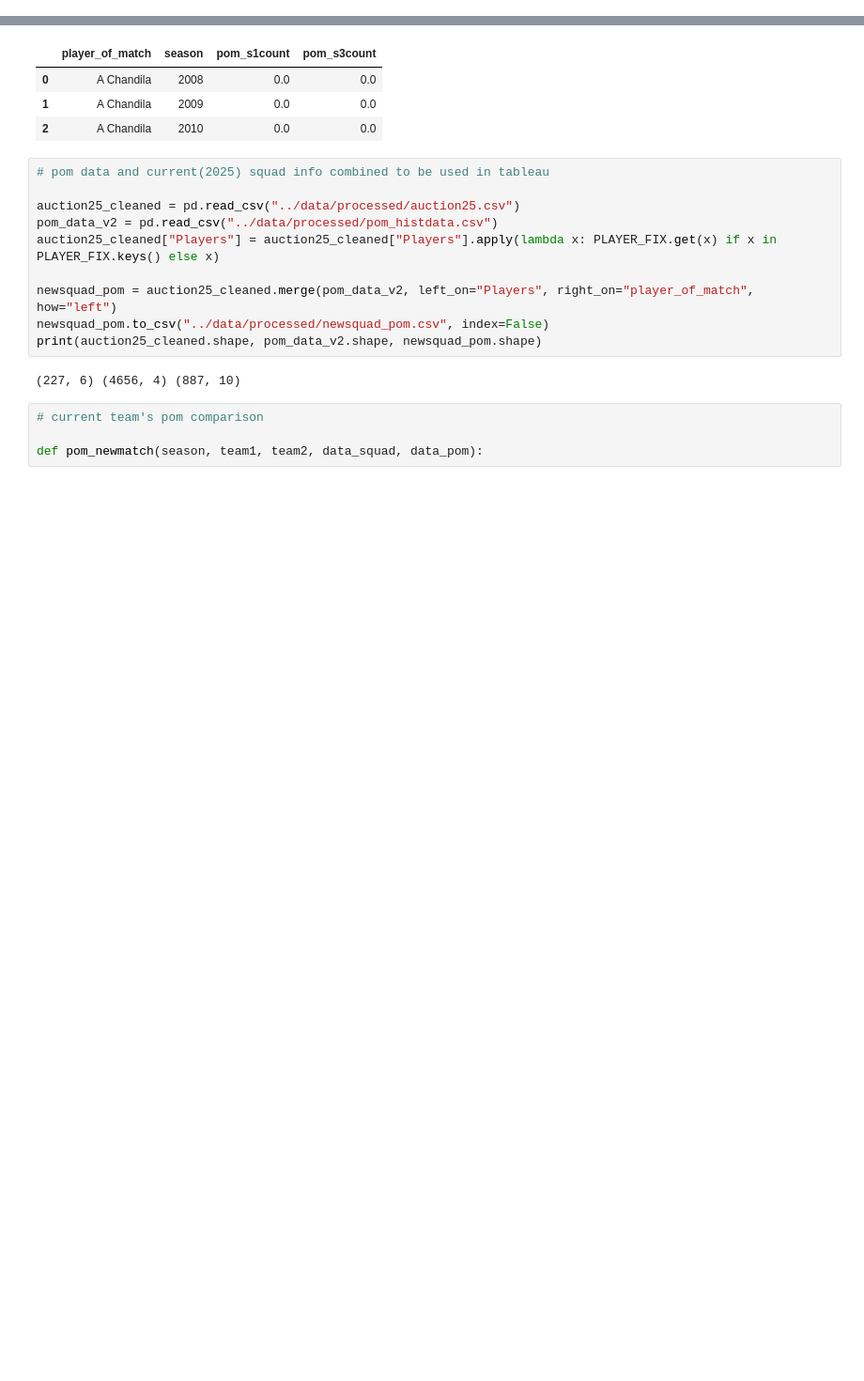
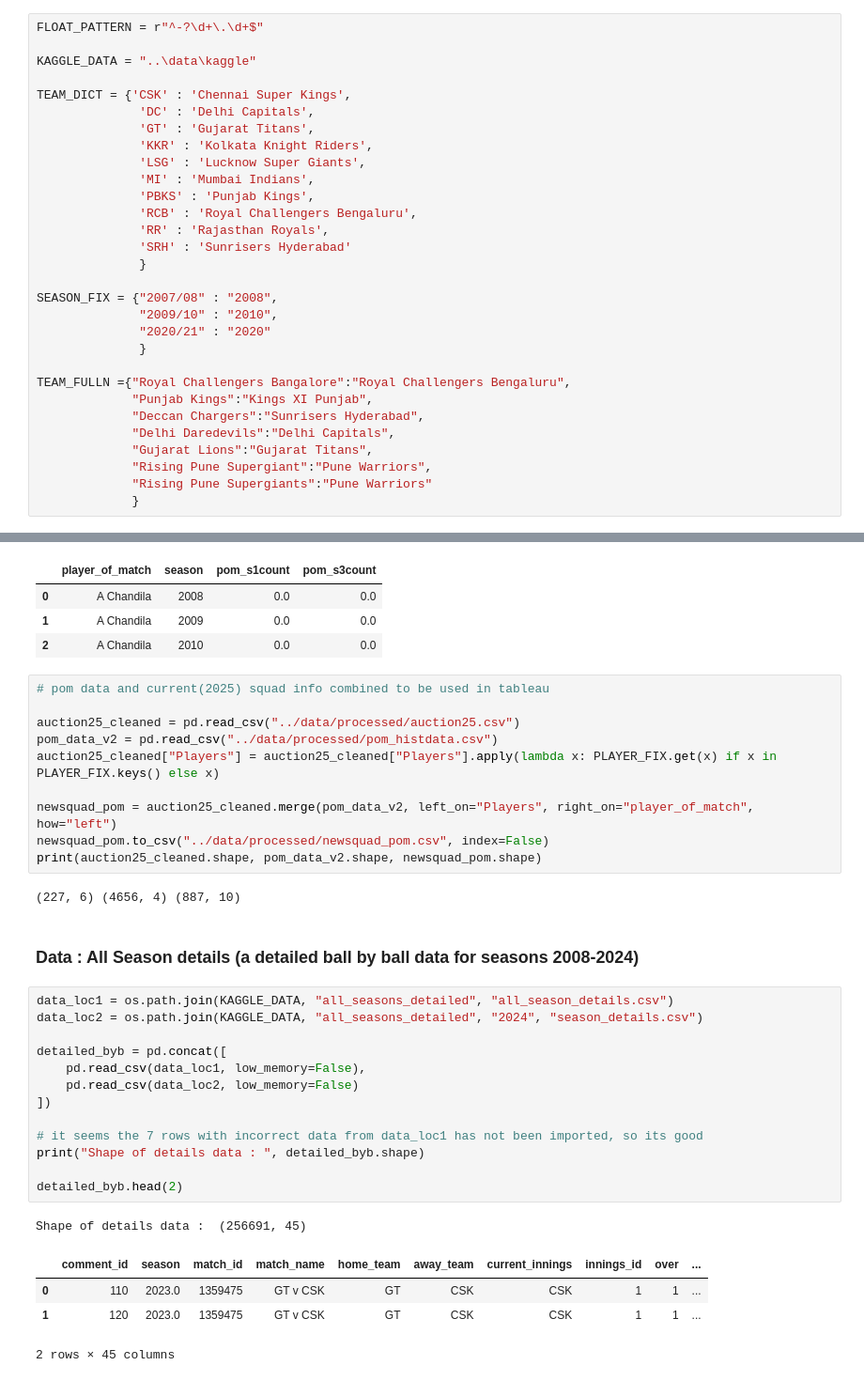
Before and after one commit to quickSilverShanks/IPL-CricPred, a Jupyter notebook: notebooks/Data Preprocessing.ipynb, the cells around one changed output, grey strips where cells are left out. Shown at 94% size. Cells and saved outputs as stored; diff of their text form; blank space fills up the shorter version.

Commit message:
upload preprocessed data
- upload preprocessed/clean data for pom summary and season summary
- modify code notebook

```diff
--- a/notebooks/Data Preprocessing.ipynb
+++ b/notebooks/Data Preprocessing.ipynb
@@ -9,4 +9,34 @@ import numpy as np
 
 import matplotlib.pyplot as plt
 %matplotlib inline
+# %%
+FLOAT_PATTERN = r"^-?\d+\.\d+$"
+
+KAGGLE_DATA = "..\data\kaggle"
+
+TEAM_DICT = {'CSK' : 'Chennai Super Kings',
+              'DC' : 'Delhi Capitals',
+              'GT' : 'Gujarat Titans',
+              'KKR' : 'Kolkata Knight Riders',
+              'LSG' : 'Lucknow Super Giants',
+              'MI' : 'Mumbai Indians',
+              'PBKS' : 'Punjab Kings',
+              'RCB' : 'Royal Challengers Bengaluru',
+              'RR' : 'Rajasthan Royals',
+              'SRH' : 'Sunrisers Hyderabad'
+              }
+
+SEASON_FIX = {"2007/08" : "2008",
+              "2009/10" : "2010",
+              "2020/21" : "2020"
+              }
+
+TEAM_FULLN ={"Royal Challengers Bangalore":"Royal Challengers Bengaluru",
+             "Punjab Kings":"Kings XI Punjab",
+             "Deccan Chargers":"Sunrisers Hyderabad",
+             "Delhi Daredevils":"Delhi Capitals",
+             "Gujarat Lions":"Gujarat Titans",
+             "Rising Pune Supergiant":"Pune Warriors",
+             "Rising Pune Supergiants":"Pune Warriors"
+             }
 # %%
@@ -222,7 +226,24 @@ newsquad_pom.to_csv("../data/processed/newsquad_pom.csv", index=False)
 print(auction25_cleaned.shape, pom_data_v2.shape, newsquad_pom.shape)
 # %% [output]
 (227, 6) (4656, 4) (887, 10)
-# %%
-# current team's pom comparison
-
-def pom_newmatch(season, team1, team2, data_squad, data_pom):
+# %% [markdown]
+### Data : All Season details (a detailed ball by ball data for seasons 2008-2024)
+# %%
+data_loc1 = os.path.join(KAGGLE_DATA, "all_seasons_detailed", "all_season_details.csv")
+data_loc2 = os.path.join(KAGGLE_DATA, "all_seasons_detailed", "2024", "season_details.csv")
+
+detailed_byb = pd.concat([
+    pd.read_csv(data_loc1, low_memory=False),
+    pd.read_csv(data_loc2, low_memory=False)
+])
+
+# it seems the 7 rows with incorrect data from data_loc1 has not been imported, so its good
+print("Shape of details data : ", detailed_byb.shape)
+
+detailed_byb.head(2)
+# %% [output]
+Shape of details data :  (256691, 45)
+|  | comment_id | season | match_id | match_name | home_team | away_team | current_innings | innings_id | over | ... |
+| 0 | 110 | 2023.0 | 1359475 | GT v CSK | GT | CSK | CSK | 1 | 1 | ... |
+| 1 | 120 | 2023.0 | 1359475 | GT v CSK | GT | CSK | CSK | 1 | 1 | ... |
+2 rows × 45 columns
```
Also changed, not shown: parts of 11 cells of this notebook, 6 other files.
